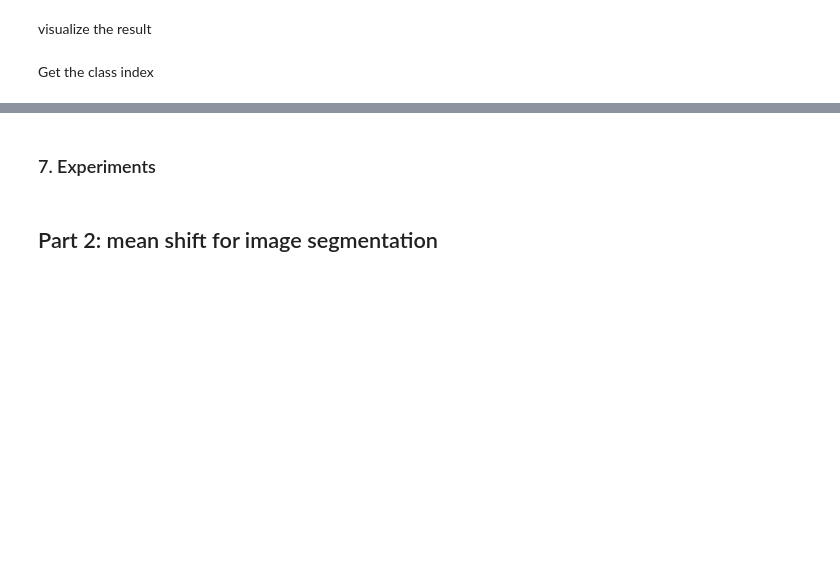
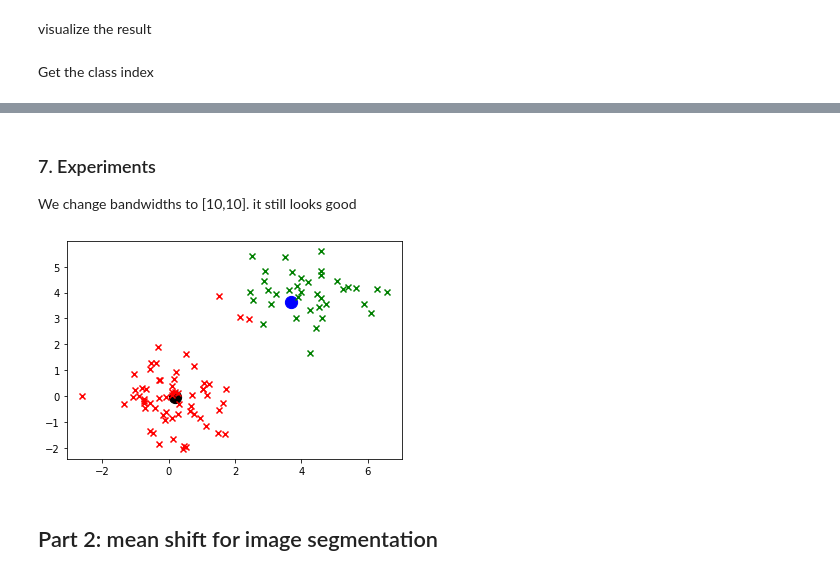
Before and after one commit to yeb2Binfang/DS_GY_3001_CV, a Jupyter notebook: HW/HW3/homework3.ipynb, the cells around one changed output, grey strips where cells are left out. Saved outputs shown, nothing was run; the diff lists cells and outputs as text; code cells hidden in the pictures; blank space fills up the shorter version.

```diff
--- a/HW/HW3/homework3.ipynb
+++ b/HW/HW3/homework3.ipynb
@@ -231,5 +231,33 @@ for classification in class_index:
-# %% [markdown]
-### 7. Experiments
+# %% [markdown]
+### 7. Experiments
+We change bandwidths to [10,10]. it still looks good
+# %%
+bandwidths = np.array([10,10])
+# %%
+assignment = group_points(data_new,bandwidths)
+modes, classifications = find_modes(data_new,assignment)
+# %%
+class_index = []
+for i in assignment:
+  if i not in class_index:
+    class_index.append(i)
+
+point_dict = {}
+for i in class_index:
+  if i not in point_dict.keys():
+    point_dict[i] = []
+
+for index, assign in enumerate(assignment):
+  point_dict[assign].append(data[index])
+# %%
+plt.scatter(modes[0][0],modes[0][1],marker='o',color='black',s=150)
+plt.scatter(modes[1][0],modes[1][1],marker='o',color='blue',s=150)
+for classification in class_index:
+  color = colors[classification]
+  for point in point_dict[classification]:
+    plt.scatter(point[0], point[1], marker='x', color=color)
+# %% [output]
+[figure, added]
 # %% [markdown]
 ## Part 2: mean shift for image segmentation
 # %%
```
Also changed, not shown: parts of 4 cells of this notebook.
